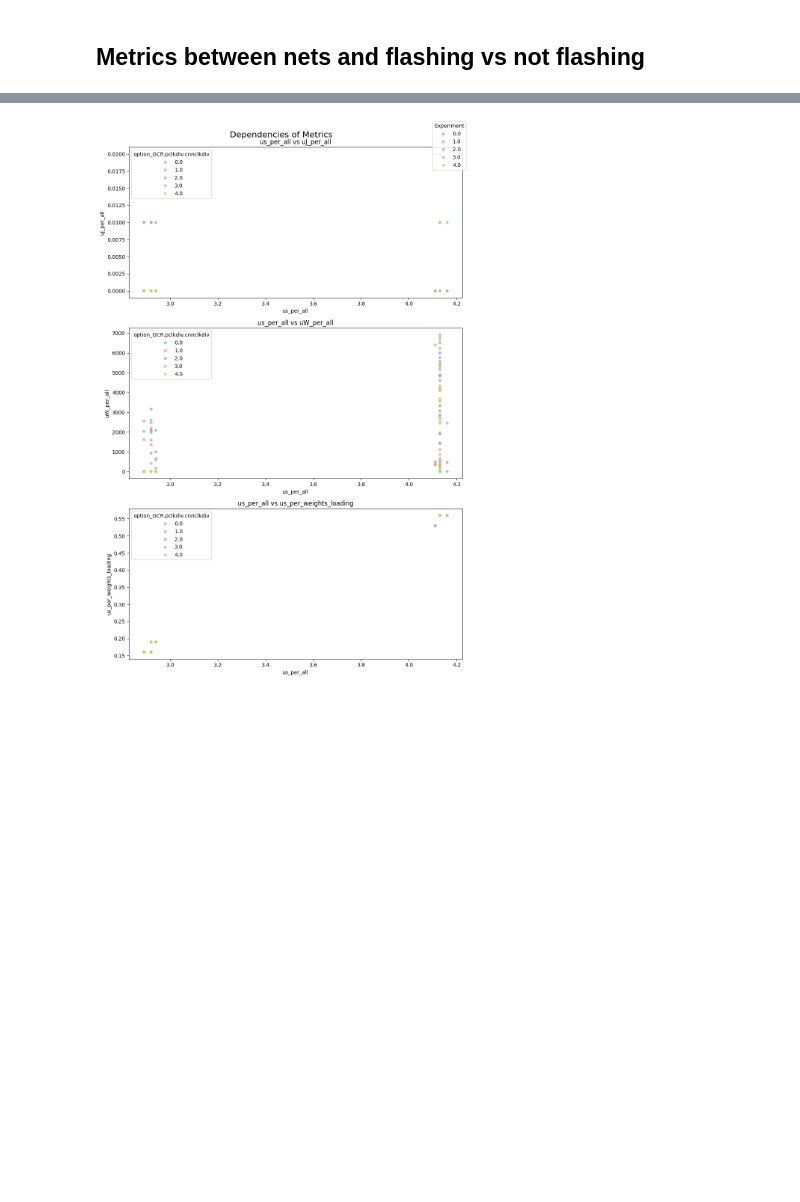
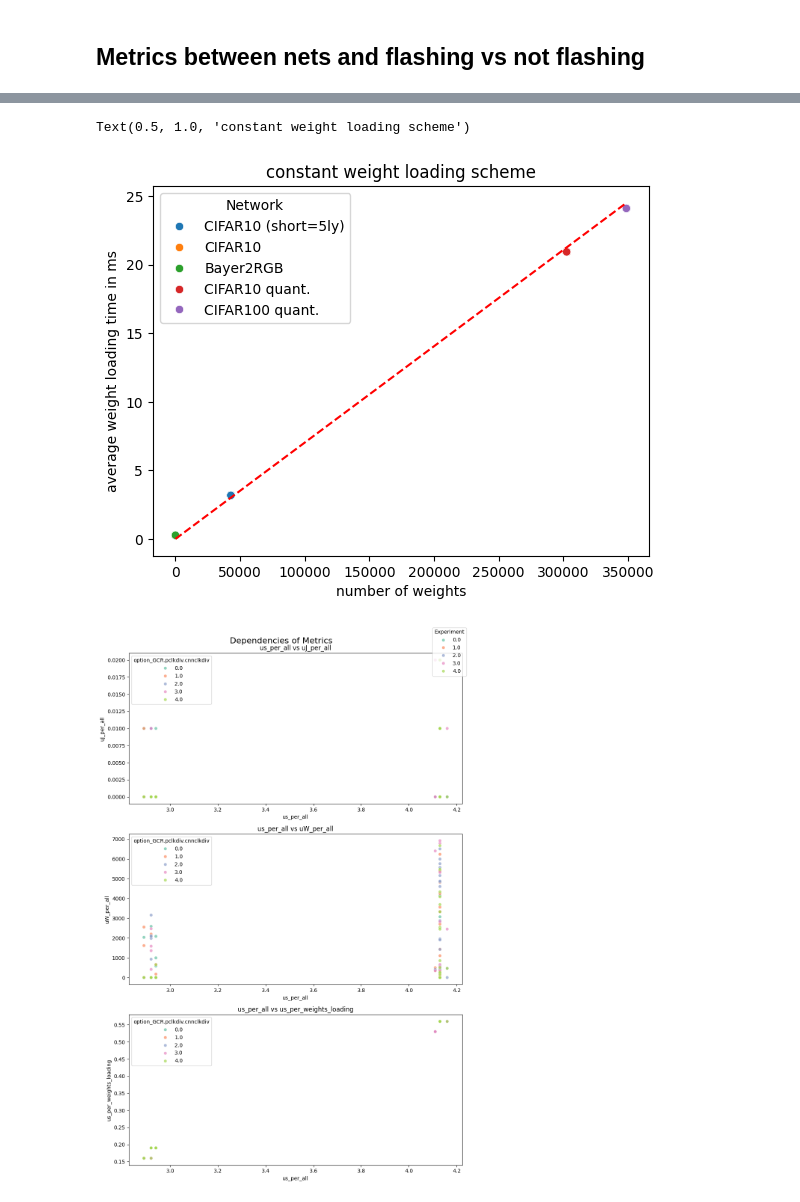
Before and after one commit to ekut-es/netdeployonnx, a Jupyter notebook: netdeployonnx/client/experiment.ipynb, the cells around one changed output, grey strips where cells are left out. Cells and saved outputs as stored; diff of their text form; code cells hidden in the pictures; blank space fills up the shorter version.

```diff
--- a/netdeployonnx/client/experiment.ipynb
+++ b/netdeployonnx/client/experiment.ipynb
@@ -92,3 +141,25 @@ plt.show()
+# %%
+# plot time per weight as a plot with the 'network_name' as hue
+df_per_weights = df_filtered.copy().dropna(subset=['us_per_weights_loading'])
+df_per_weights['Network'] = df['option_network_name'].apply(lambda x: nice_network_names[x])
+df_per_weights['weight_count'] = df['option_network_name'].apply(lambda x: weights[x])
+df_per_weights['us_per_weights_loading'] = df_per_weights['us_per_weights_loading'].apply(lambda x: x/1000)
+df_per_weights['perform'] = df_per_weights['weight_count'] / df_per_weights['us_per_weights_loading']
+
+sns.scatterplot(data=df_per_weights, x='weight_count', y='us_per_weights_loading', hue='Network',)
+
+plt.plot(np.linspace( df_per_weights['weight_count'].min(),  df_per_weights['weight_count'].max(), 100),
+         1.0/(df_per_weights[df_per_weights['perform'] > 1000]['perform']).mean() * np.linspace(df_per_weights['weight_count'].min(), df_per_weights['weight_count'].max(), 100),
+         color='red', linestyle='--', label='Slope = 1/14')
+plt.xlabel("number of weights")
+plt.ylabel("average weight loading time in ms")
+plt.title('constant weight loading scheme')
+
+# mean = (df_per_weights[df_per_weights['perform'] > 1000]['perform']).mean() # 14232
+# df_per_weights[['weight_count', 'Network', 'us_per_weights_loading','perform']]
+# %% [output]
+Text(0.5, 1.0, 'constant weight loading scheme')
+[figure, added]
 # %%
 option = 'option_GCR.pclkdiv.cnnclkdiv'
 # %%
```
Also changed, not shown: parts of 6 cells of this notebook, 11 other files.
